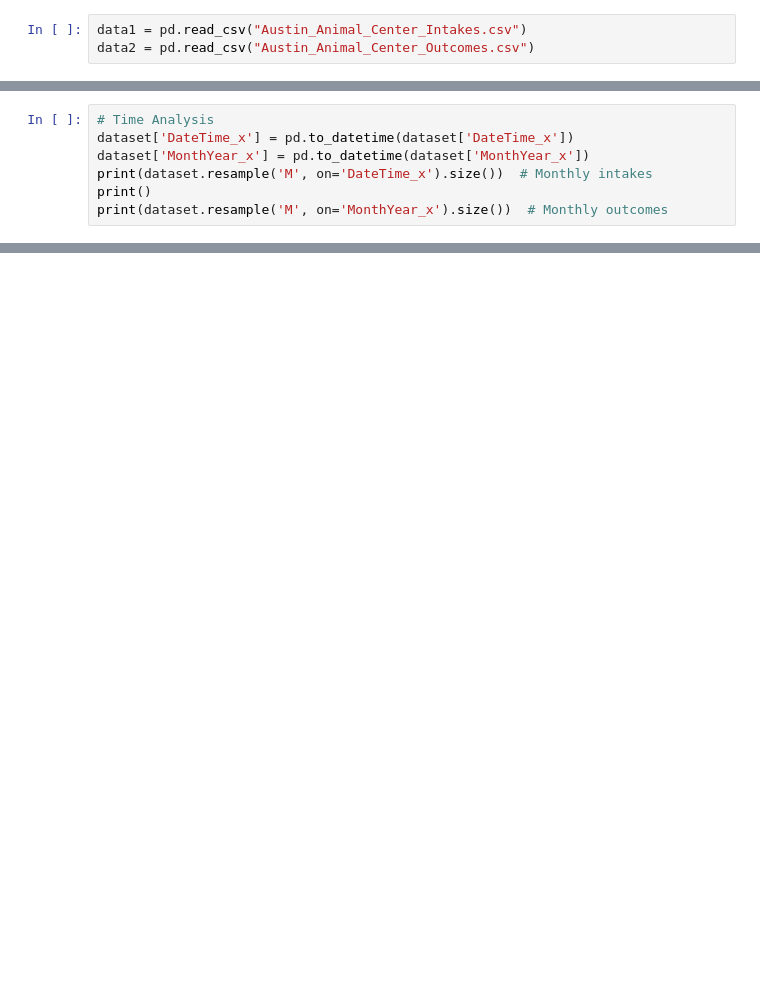
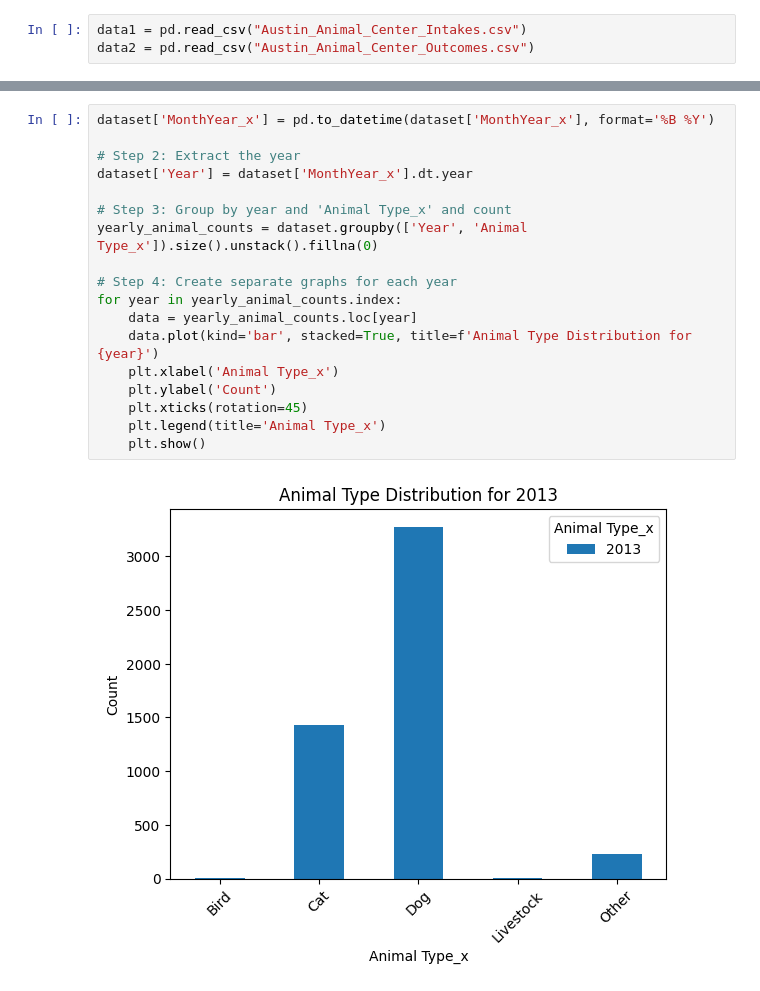
Before and after one commit to KarthikShetty27/Predicting-Animal-Adoption-Rates-in-Austin, a Jupyter notebook: DA_Capstone_Project.ipynb, the cells around one changed output, grey strips where cells are left out. Saved outputs shown, nothing was run; the diff lists cells and outputs as text; blank space fills up the shorter version.

```diff
--- a/DA_Capstone_Project.ipynb
+++ b/DA_Capstone_Project.ipynb
@@ -244,7 +178,0 @@ plt.show()
-# %%
-# Time Analysis
-dataset['DateTime_x'] = pd.to_datetime(dataset['DateTime_x'])
-dataset['MonthYear_x'] = pd.to_datetime(dataset['MonthYear_x'])
-print(dataset.resample('M', on='DateTime_x').size())  # Monthly intakes
-print()
-print(dataset.resample('M', on='MonthYear_x').size())  # Monthly outcomes
@@ -692,0 +332,20 @@ plt.show()
+# %%
+dataset['MonthYear_x'] = pd.to_datetime(dataset['MonthYear_x'], format='%B %Y')
+
+# Step 2: Extract the year
+dataset['Year'] = dataset['MonthYear_x'].dt.year
+
+# Step 3: Group by year and 'Animal Type_x' and count
+yearly_animal_counts = dataset.groupby(['Year', 'Animal Type_x']).size().unstack().fillna(0)
+
+# Step 4: Create separate graphs for each year
+for year in yearly_animal_counts.index:
+    data = yearly_animal_counts.loc[year]
+    data.plot(kind='bar', stacked=True, title=f'Animal Type Distribution for {year}')
+    plt.xlabel('Animal Type_x')
+    plt.ylabel('Count')
+    plt.xticks(rotation=45)
+    plt.legend(title='Animal Type_x')
+    plt.show()
+# %% [output]
+[figure, added]
```
Also changed, not shown: parts of 85 cells of this notebook.
